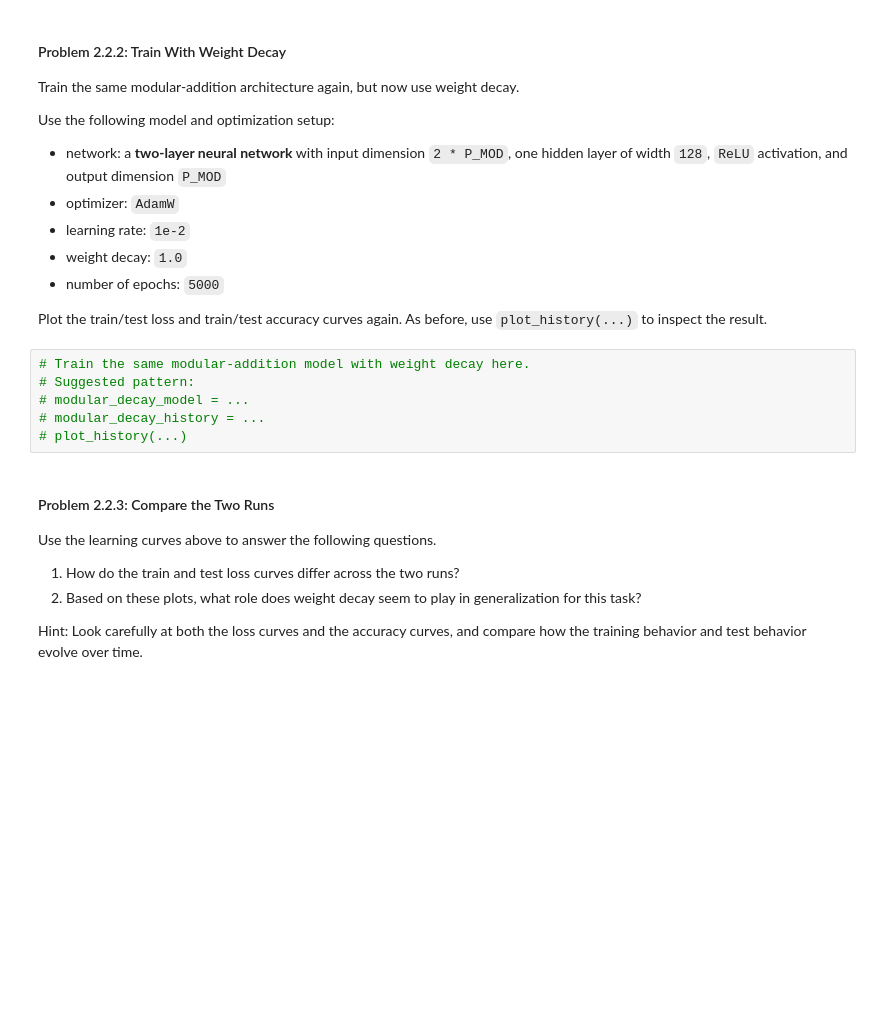
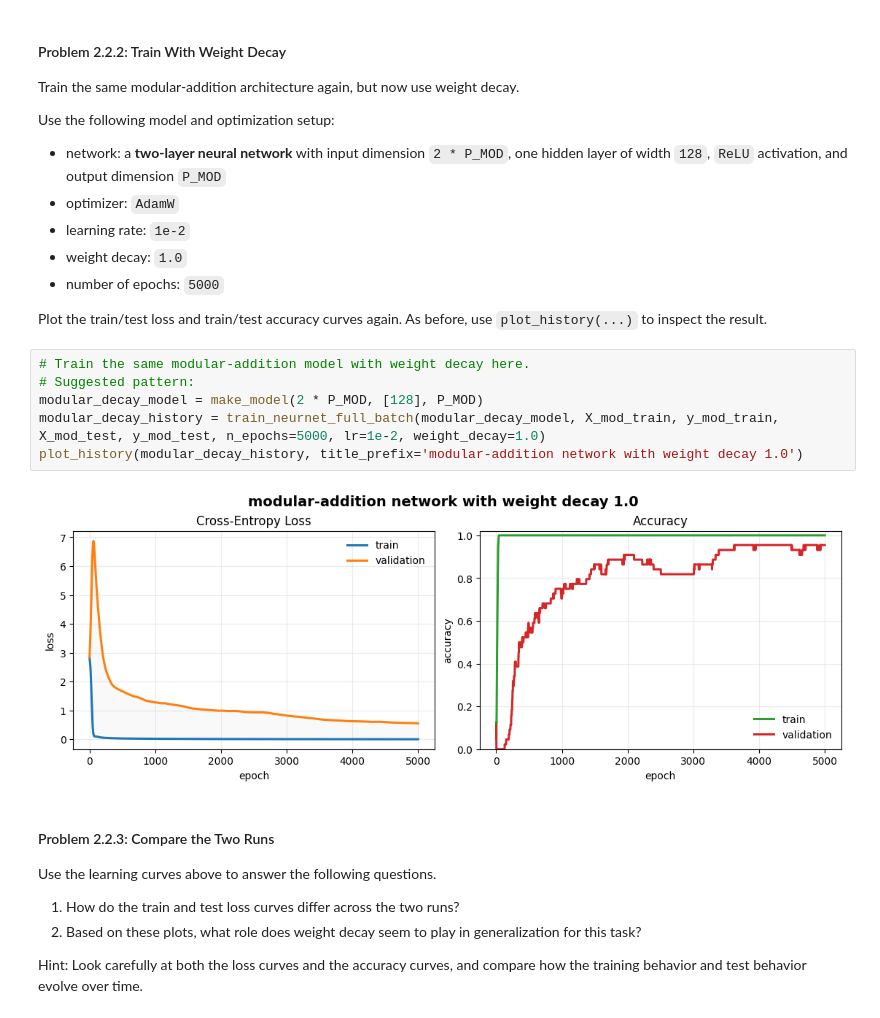
Before and after one commit to yaj0212/Introductory-Machine-Learning, a Jupyter notebook: assignments/assn5/assn5.ipynb, the cells around one changed output. Saved outputs shown, nothing was run; the diff lists cells and outputs as text; blank space fills up the shorter version.

```diff
--- a/assignments/assn5/assn5.ipynb
+++ b/assignments/assn5/assn5.ipynb
@@ -1115,9 +1205,11 @@ Plot the train/test loss and train/test accuracy curves again. As before, use `p
 # %%
 # Train the same modular-addition model with weight decay here.
 # Suggested pattern:
-# modular_decay_model = ...
-# modular_decay_history = ...
-# plot_history(...)
+modular_decay_model = make_model(2 * P_MOD, [128], P_MOD)
+modular_decay_history = train_neurnet_full_batch(modular_decay_model, X_mod_train, y_mod_train, X_mod_test, y_mod_test, n_epochs=5000, lr=1e-2, weight_decay=1.0)
+plot_history(modular_decay_history, title_prefix='modular-addition network with weight decay 1.0')
+# %% [output]
+[figure, added]
 # %% [markdown]
 #### Problem 2.2.3: Compare the Two Runs
 
```
Also changed, not shown: parts of 30 cells of this notebook.
